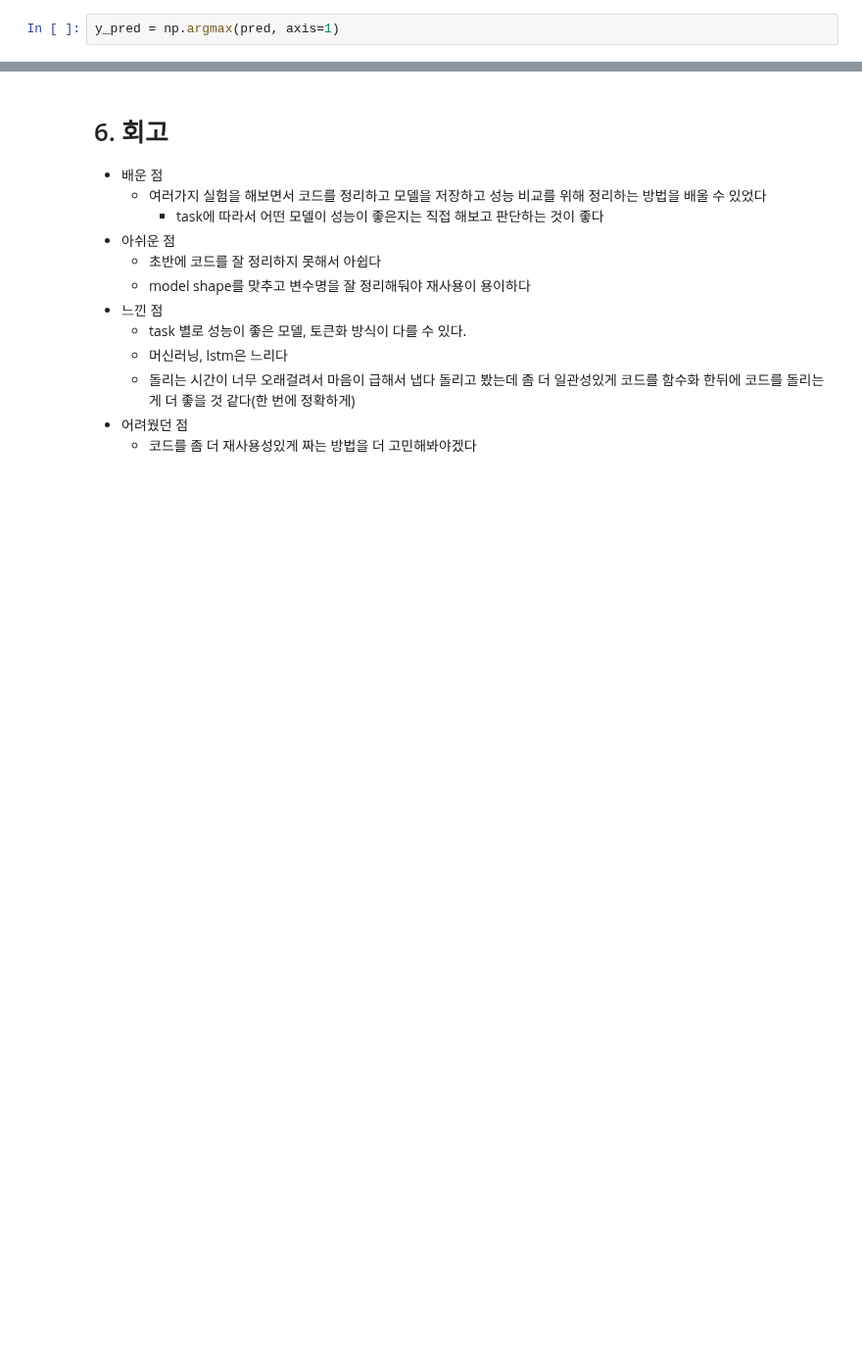
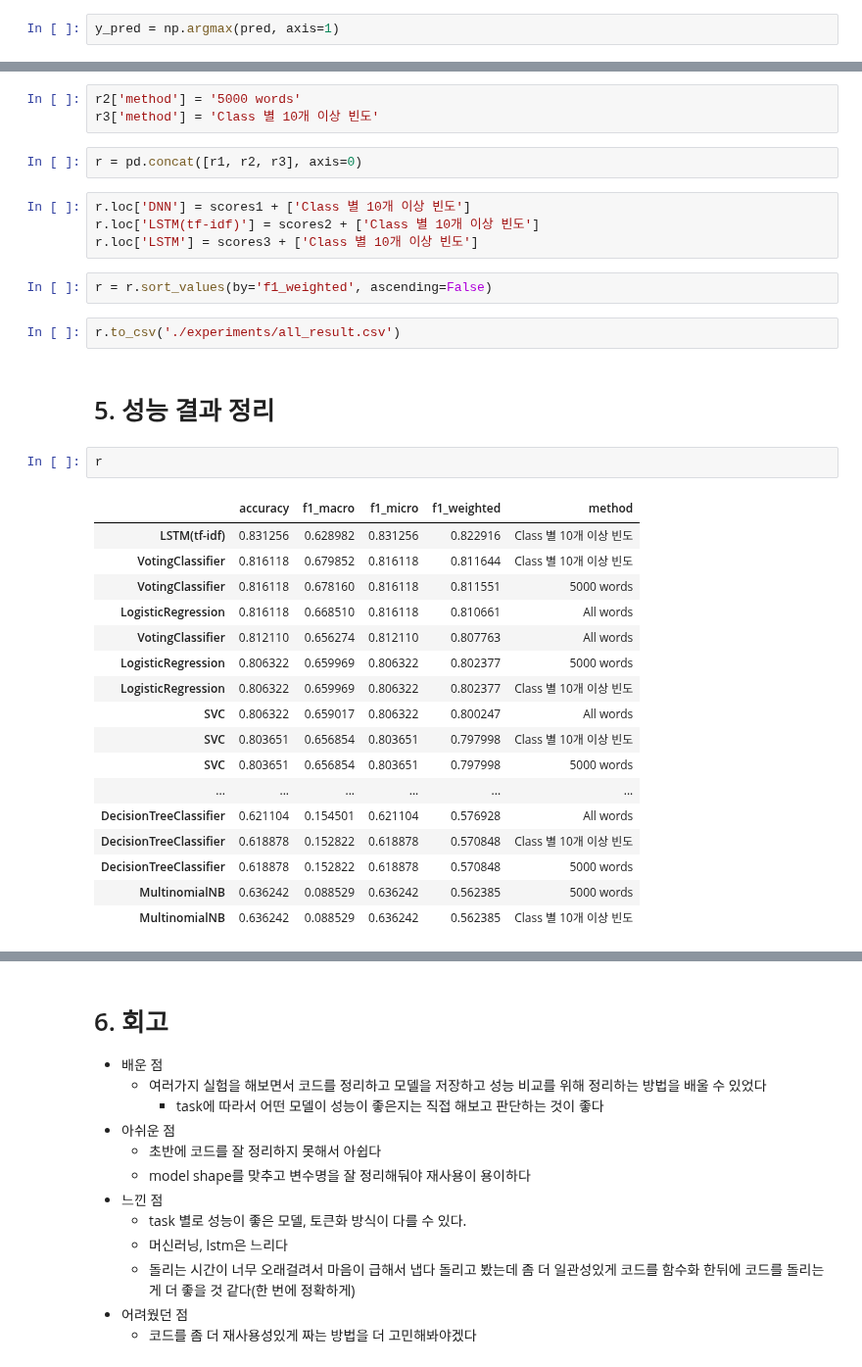
Before and after one commit to seongyeon1/aiffel, a Jupyter notebook: GoingDeeper/reuters_classification/뉴스 카테고리 다중분류-프로젝트.ipynb, the cells around one changed output, grey strips where cells are left out. Shown at 98% size. Drawn from its saved outputs; the diff is of its cells as text; blank space fills up the shorter version.

```diff
--- a/GoingDeeper/reuters_classification/뉴스 카테고리 다중분류-프로젝트.ipynb
+++ b/GoingDeeper/reuters_classification/뉴스 카테고리 다중분류-프로젝트.ipynb
@@ -1386 +1390,36 @@ pred_df
+# %%
+r2['method'] = '5000 words'
+r3['method'] = 'Class 별 10개 이상 빈도'
+# %%
+r = pd.concat([r1, r2, r3], axis=0)
+# %%
+r.loc['DNN'] = scores1 + ['Class 별 10개 이상 빈도']
+r.loc['LSTM(tf-idf)'] = scores2 + ['Class 별 10개 이상 빈도']
+r.loc['LSTM'] = scores3 + ['Class 별 10개 이상 빈도']
+# %%
+r = r.sort_values(by='f1_weighted', ascending=False)
+# %%
+r.to_csv('./experiments/all_result.csv')
+# %% [markdown]
+# 5. 성능 결과 정리
+# %%
+r
+# %% [output]
+|  | accuracy | f1_macro | f1_micro | f1_weighted | method |
+| LSTM(tf-idf) | 0.831256 | 0.628982 | 0.831256 | 0.822916 | Class 별 10개 이상 빈도 |
+| VotingClassifier | 0.816118 | 0.679852 | 0.816118 | 0.811644 | Class 별 10개 이상 빈도 |
+| VotingClassifier | 0.816118 | 0.678160 | 0.816118 | 0.811551 | 5000 words |
+| LogisticRegression | 0.816118 | 0.668510 | 0.816118 | 0.810661 | All words |
+| VotingClassifier | 0.812110 | 0.656274 | 0.812110 | 0.807763 | All words |
+| LogisticRegression | 0.806322 | 0.659969 | 0.806322 | 0.802377 | 5000 words |
+| LogisticRegression | 0.806322 | 0.659969 | 0.806322 | 0.802377 | Class 별 10개 이상 빈도 |
+| SVC | 0.806322 | 0.659017 | 0.806322 | 0.800247 | All words |
+| SVC | 0.803651 | 0.656854 | 0.803651 | 0.797998 | Class 별 10개 이상 빈도 |
+| SVC | 0.803651 | 0.656854 | 0.803651 | 0.797998 | 5000 words |
+| ... | ... | ... | ... | ... | ... |
+| DecisionTreeClassifier | 0.621104 | 0.154501 | 0.621104 | 0.576928 | All words |
+| DecisionTreeClassifier | 0.618878 | 0.152822 | 0.618878 | 0.570848 | Class 별 10개 이상 빈도 |
+| DecisionTreeClassifier | 0.618878 | 0.152822 | 0.618878 | 0.570848 | 5000 words |
+| MultinomialNB | 0.636242 | 0.088529 | 0.636242 | 0.562385 | 5000 words |
+| MultinomialNB | 0.636242 | 0.088529 | 0.636242 | 0.562385 | Class 별 10개 이상 빈도 |
 # %% [markdown]
```
Also changed, not shown: parts of 14 cells of this notebook, 1 other file.
